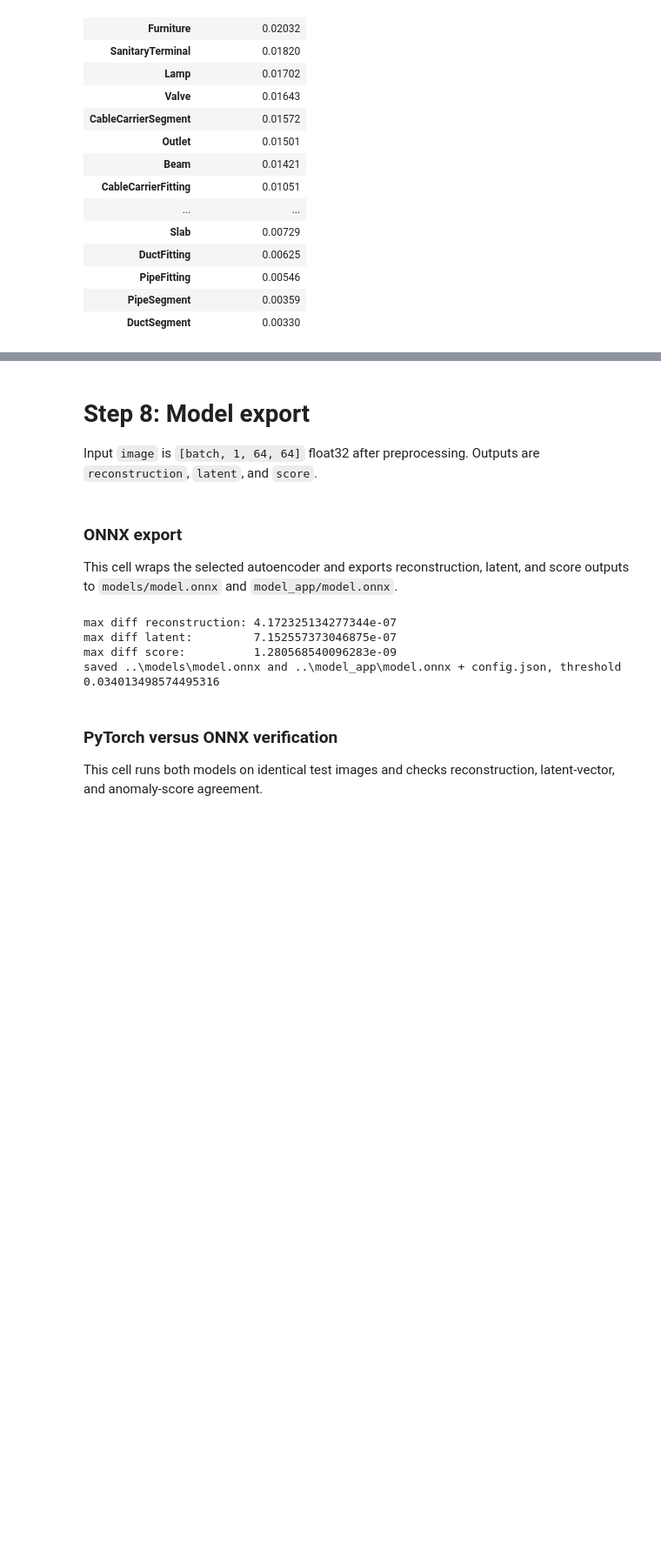
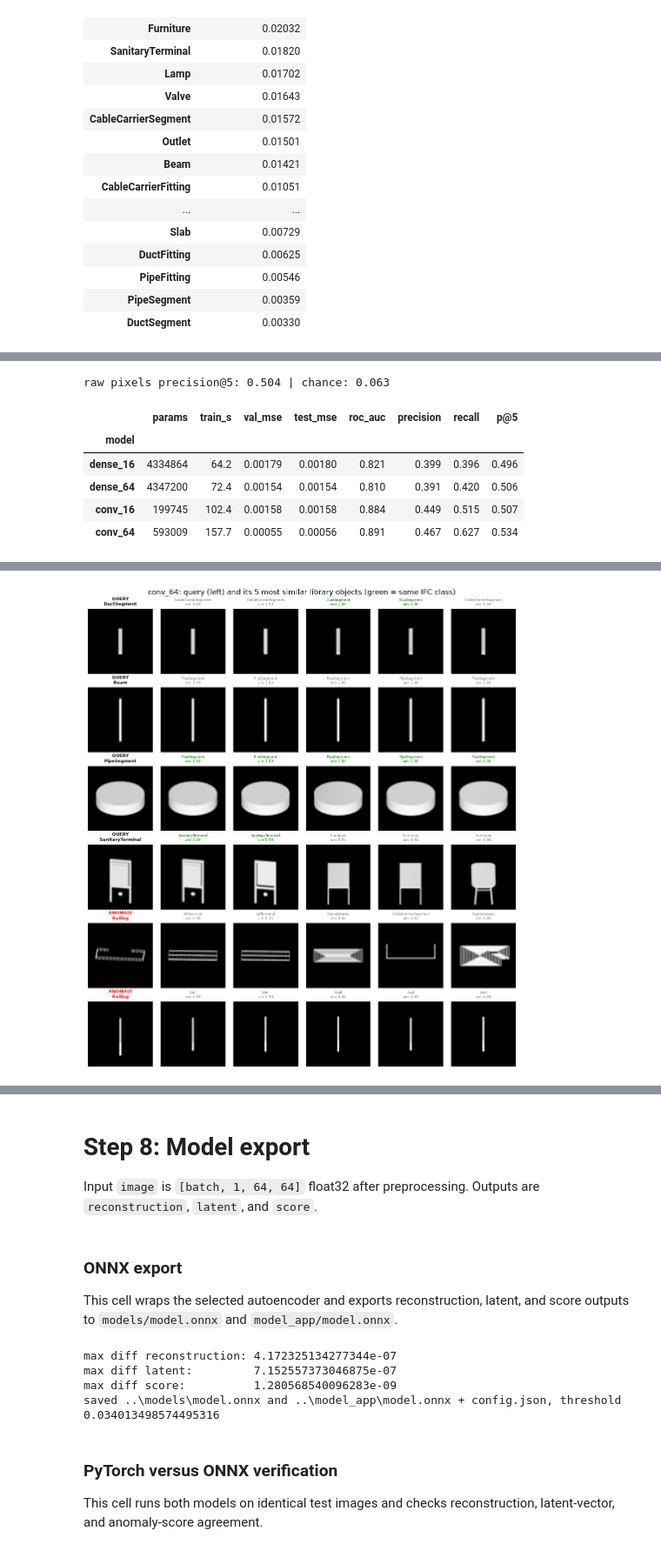
Before and after one commit to iaac-maai/hackathon-team2-ifcnet, a Jupyter notebook: 01_autoencoder/notebook/autoencoder.ipynb, the cells around one changed output, grey strips where cells are left out. Shown at 87% size. Drawn from its saved outputs; the diff is of its cells as text; code cells hidden in the pictures; blank space fills up the shorter version.

```diff
--- a/01_autoencoder/notebook/autoencoder.ipynb
+++ b/01_autoencoder/notebook/autoencoder.ipynb
@@ -408,0 +416,78 @@ display(per_class.sort_values(ascending=False).round(5).to_frame("mean anomaly s
+# %%
+K = 5
+F = nn.functional
+
+@torch.no_grad()
+def embed(model, X, bs=512):
+    """L2-normalised latent vectors (the 'fingerprint' of each image)."""
+    model.eval(); out = []
+    for i in range(0, len(X), bs):
+        z = model(X[i:i + bs].to(dev))[1]
+        out.append(F.normalize(z, dim=1).cpu())
+    return torch.cat(out)
+
+@torch.no_grad()
+def topk_neighbours(Q, G, k=K, bs=1024):
+    """Indices of the k most similar gallery rows for each query row."""
+    return torch.cat([(Q[i:i + bs] @ G.T).topk(k, dim=1).indices for i in range(0, len(Q), bs)])
+
+# library = normal training images, queries = normal test images
+lib_mask = ~torch.isin(y_train, anom_idx)
+X_lib, y_lib = X_train[lib_mask], y_train[lib_mask]
+q_mask = is_anom_test == 0
+X_q, y_q = X_test[q_mask], y_test[q_mask]
+
+# baseline (raw pixels) and chance level
+top_pix = topk_neighbours(F.normalize(X_q.flatten(1), dim=1), F.normalize(X_lib.flatten(1), dim=1))
+base_p5 = (y_lib[top_pix] == y_q[:, None]).float().mean().item()
+freq = torch.bincount(y_lib, minlength=len(classes)).float() / len(y_lib)
+chance = float((freq ** 2).sum())
+print(f"raw pixels precision@{K}: {base_p5:.3f} | chance: {chance:.3f}")
+
+# precision@5 for every setup -> new column in the comparison table
+for name, mdl in models.items():
+    top = topk_neighbours(embed(mdl, X_q), embed(mdl, X_lib))
+    df.loc[name, f"p@{K}"] = round((y_lib[top] == y_q[:, None]).float().mean().item(), 3)
+display(df.drop(columns="thr"))
+df.drop(columns="thr").to_csv(FIG.parent / "comparison.csv")
+
+# precision@5 per class for the chosen model (which classes get confused?)
+G_best = embed(models[best], X_lib)
+top_best = topk_neighbours(embed(models[best], X_q), G_best)
+hit = (y_lib[top_best] == y_q[:, None]).float().mean(1)
+sim_per_class = pd.Series(hit.numpy()).groupby(y_q.numpy()).mean()
+sim_per_class.index = [classes[i][3:] for i in sim_per_class.index]
+display(sim_per_class.sort_values().round(3).to_frame(f"precision@{K} ({best})"))
+
+# Proof figure: 4 normal + 2 anomaly queries and their 5 most similar library objects
+rng_s = np.random.default_rng(SEED)
+qn = rng_s.choice(np.where(lab == 0)[0], 4, replace=False)
+qa = rng_s.choice(np.where(lab == 1)[0], 2, replace=False)
+queries = [int(i) for i in np.concatenate([qn, qa])]
+Q_show = embed(models[best], X_test[queries])
+
+fig, axes = plt.subplots(len(queries), K + 1, figsize=(1.7 * (K + 1), 1.9 * len(queries)))
+for row, qi in enumerate(queries):
+    sims = Q_show[row] @ G_best.T
+    top = sims.topk(K).indices
+    kind = "ANOMALY" if lab[qi] else "QUERY"
+    axes[row, 0].imshow(X_test[qi, 0], cmap="gray")
+    axes[row, 0].set_title(f"{kind}\n{classes[y_test[qi]][3:]}", fontsize=7, fontweight="bold",
+                           color="red" if lab[qi] else "black")
+    for j, gi in enumerate(top.tolist()):
+        same = bool(y_lib[gi] == y_test[qi])
+        axes[row, j + 1].imshow(X_lib[gi, 0], cmap="gray")
+        axes[row, j + 1].set_title(f"{classes[y_lib[gi]][3:]}\nsim {sims[gi]:.2f}", fontsize=6,
+                                   color="green" if same else "gray")
+for a in axes.flat:
+    a.axis("off")
+plt.suptitle(f"{best}: query (left) and its {K} most similar library objects (green = same IFC class)")
+plt.tight_layout(); plt.savefig(FIG / "06_similarity.png", dpi=150); plt.show()
+# %% [output]
+raw pixels precision@5: 0.504 | chance: 0.063
+|  | params | train_s | val_mse | test_mse | roc_auc | precision | recall | p@5 |
+| model |  |  |  |  |  |  |  |  |
+| dense_16 | 4334864 | 64.2 | 0.00179 | 0.00180 | 0.821 | 0.399 | 0.396 | 0.496 |
+| dense_64 | 4347200 | 72.4 | 0.00154 | 0.00154 | 0.810 | 0.391 | 0.420 | 0.506 |
+| conv_16 | 199745 | 102.4 | 0.00158 | 0.00158 | 0.884 | 0.449 | 0.515 | 0.507 |
+| conv_64 | 593009 | 157.7 | 0.00055 | 0.00056 | 0.891 | 0.467 | 0.627 | 0.534 |
@@ -408,0 +511 @@ display(per_class.sort_values(ascending=False).round(5).to_frame("mean anomaly s
+[figure, added]
```
Also changed, not shown: parts of 7 cells of this notebook, 2 other files.
